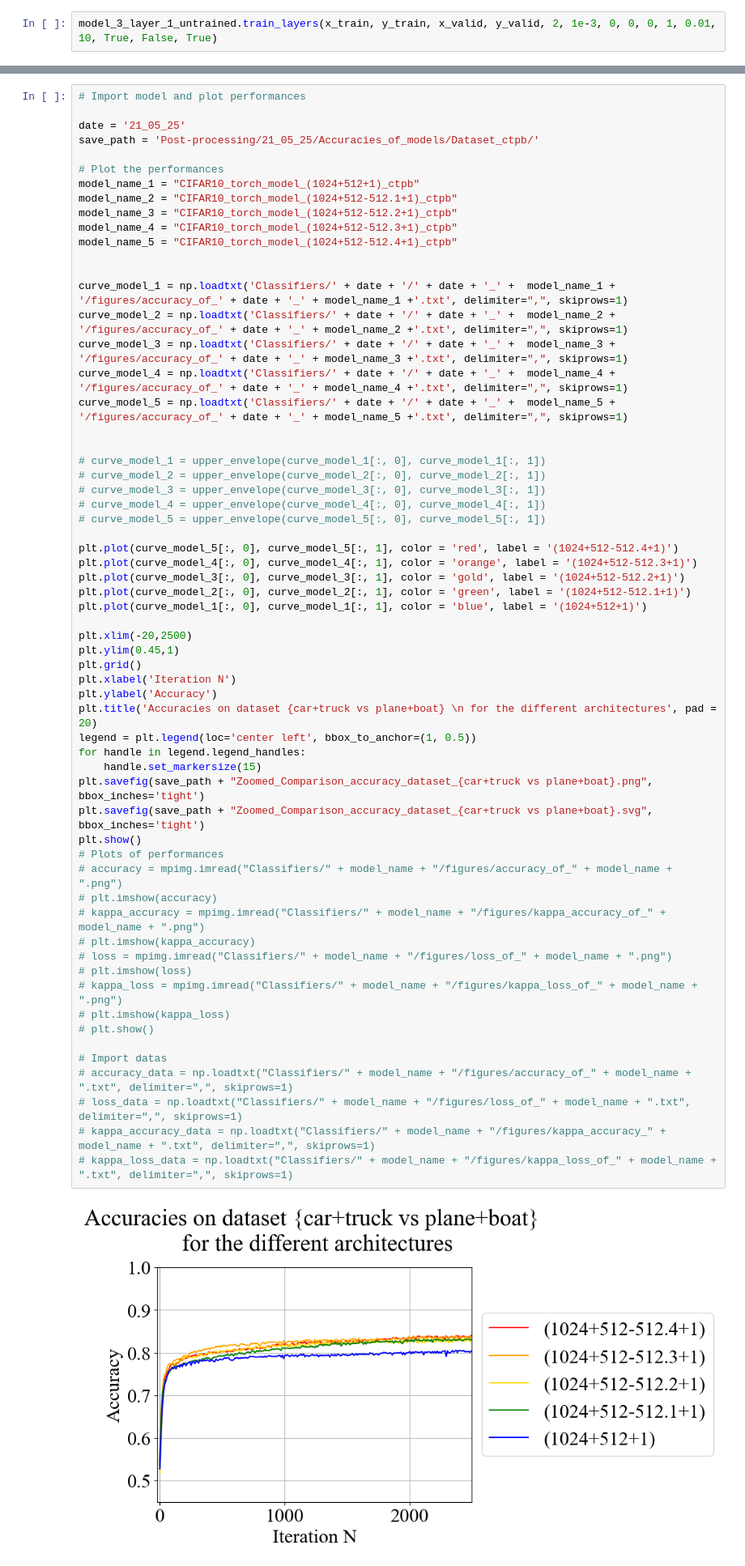
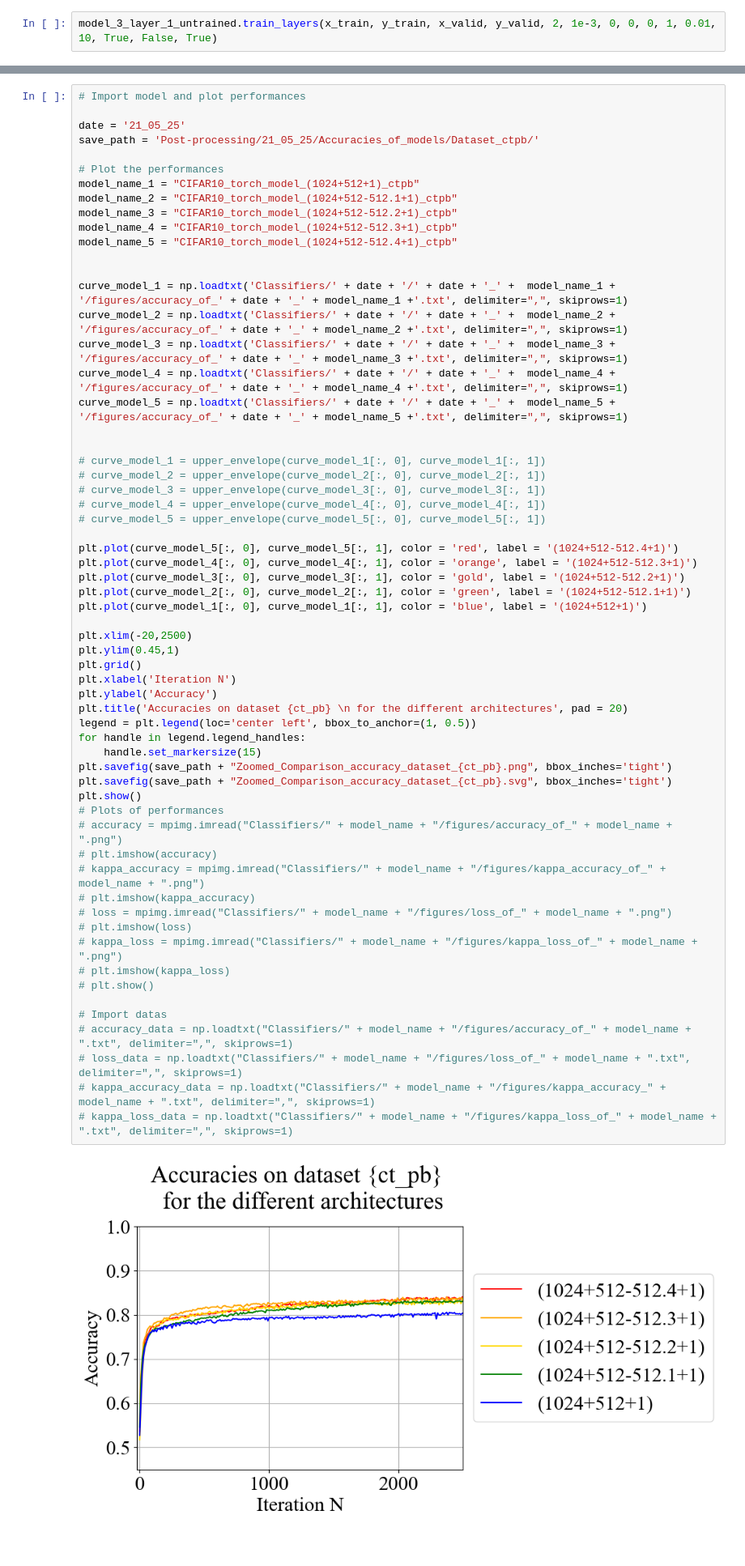
Before and after one commit to HugoVidal1/Stage_P3A_IdePHICS, a Jupyter notebook: CIFAR-10/classifiers_constructor.ipynb, the cells around one changed output, grey strips where cells are left out. Shown at 81% size. Saved outputs shown, nothing was run; the diff lists cells and outputs as text; blank space fills up the shorter version.

```diff
--- a/CIFAR-10/classifiers_constructor.ipynb
+++ b/CIFAR-10/classifiers_constructor.ipynb
@@ -1726,37 +1726,37 @@ plt.plot(curve_model_4[:, 0], curve_model_4[:, 1], color = 'orange', label = '(1
 plt.plot(curve_model_3[:, 0], curve_model_3[:, 1], color = 'gold', label = '(1024+512-512.2+1)')
 plt.plot(curve_model_2[:, 0], curve_model_2[:, 1], color = 'green', label = '(1024+512-512.1+1)')
 plt.plot(curve_model_1[:, 0], curve_model_1[:, 1], color = 'blue', label = '(1024+512+1)')
 
 plt.xlim(-20,2500)
 plt.ylim(0.45,1)
 plt.grid()
 plt.xlabel('Iteration N')
 plt.ylabel('Accuracy')
-plt.title('Accuracies on dataset {car+truck vs plane+boat} \n for the different architectures', pad = 20)
+plt.title('Accuracies on dataset {ct_pb} \n for the different architectures', pad = 20)
 legend = plt.legend(loc='center left', bbox_to_anchor=(1, 0.5))
 for handle in legend.legend_handles:
     handle.set_markersize(15)
-plt.savefig(save_path + "Zoomed_Comparison_accuracy_dataset_{car+truck vs plane+boat}.png", bbox_inches='tight')
-plt.savefig(save_path + "Zoomed_Comparison_accuracy_dataset_{car+truck vs plane+boat}.svg", bbox_inches='tight')
+plt.savefig(save_path + "Zoomed_Comparison_accuracy_dataset_{ct_pb}.png", bbox_inches='tight')
+plt.savefig(save_path + "Zoomed_Comparison_accuracy_dataset_{ct_pb}.svg", bbox_inches='tight')
 plt.show()
 # Plots of performances
 # accuracy = mpimg.imread("Classifiers/" + model_name + "/figures/accuracy_of_" + model_name + ".png")
 # plt.imshow(accuracy)
 # kappa_accuracy = mpimg.imread("Classifiers/" + model_name + "/figures/kappa_accuracy_of_" + model_name + ".png")
 # plt.imshow(kappa_accuracy)
 # loss = mpimg.imread("Classifiers/" + model_name + "/figures/loss_of_" + model_name + ".png")
 # plt.imshow(loss)
 # kappa_loss = mpimg.imread("Classifiers/" + model_name + "/figures/kappa_loss_of_" + model_name + ".png")
 # plt.imshow(kappa_loss)
 # plt.show()
 
 # Import datas
 # accuracy_data = np.loadtxt("Classifiers/" + model_name + "/figures/accuracy_of_" + model_name + ".txt", delimiter=",", skiprows=1)
 # loss_data = np.loadtxt("Classifiers/" + model_name + "/figures/loss_of_" + model_name + ".txt", delimiter=",", skiprows=1)
 # kappa_accuracy_data = np.loadtxt("Classifiers/" + model_name + "/figures/kappa_accuracy_" + model_name + ".txt", delimiter=",", skiprows=1)
 # kappa_loss_data = np.loadtxt("Classifiers/" + model_name + "/figures/kappa_loss_of_" + model_name + ".txt", delimiter=",", skiprows=1)
 # %% [output]
-[figure, old version]
+[figure, new version]
 # %%
 # Import model and plot performances
 
```
Also changed, not shown: parts of 5 cells of this notebook, 2 other files.
